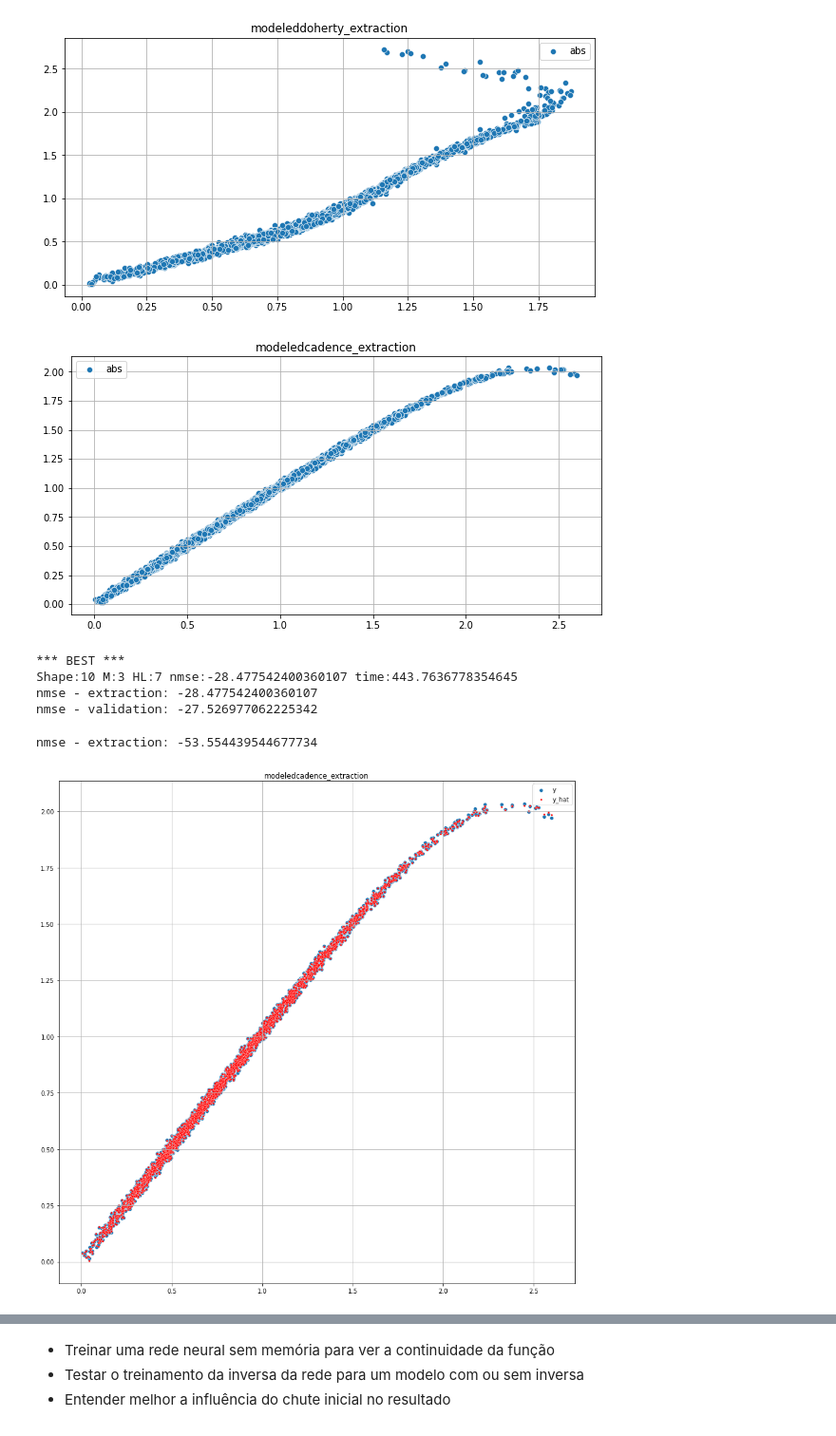
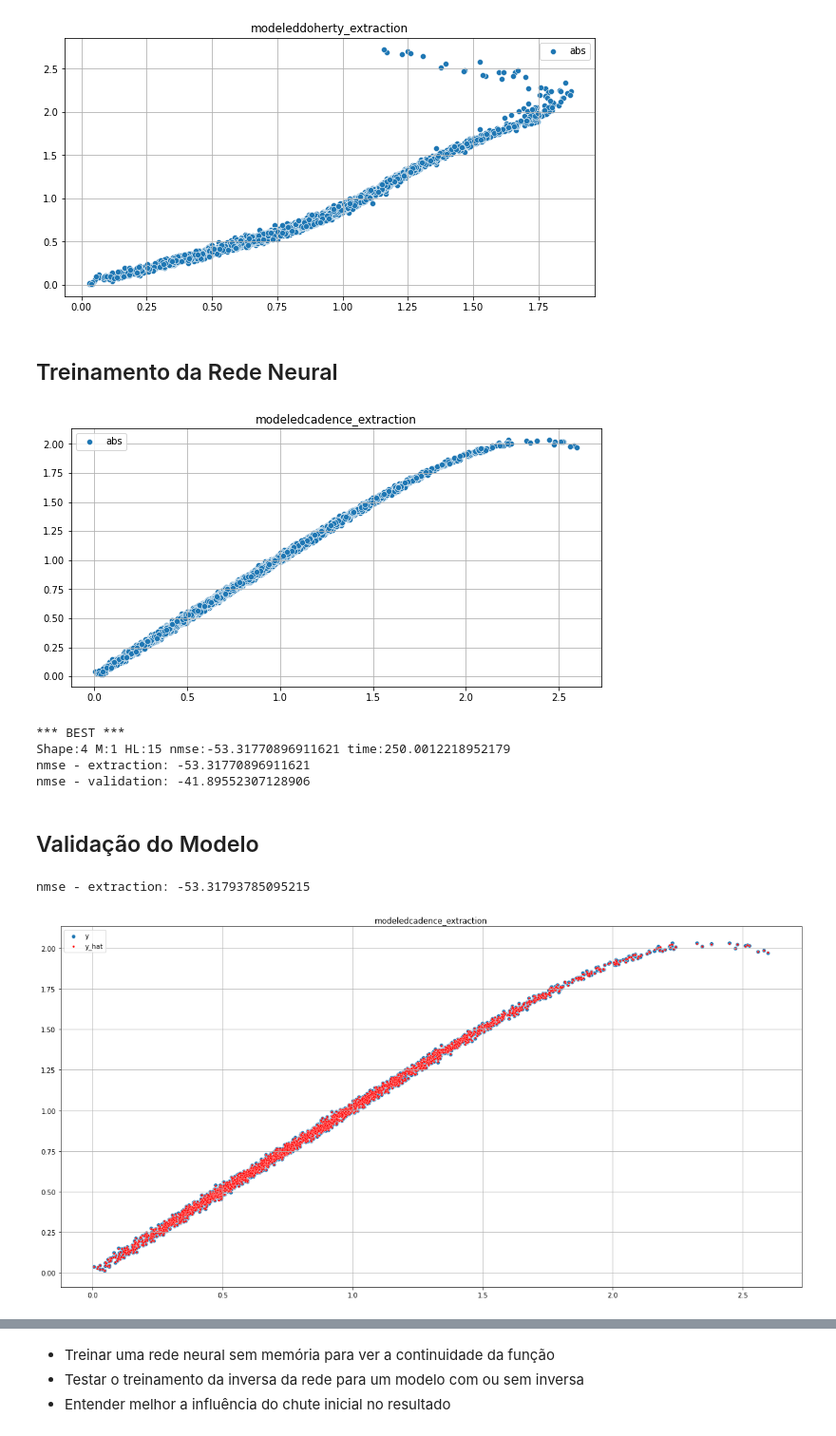
Before and after one commit to CaioMizerkowski/TCC, a Jupyter notebook: nb/parteB.ipynb, the cells around one changed output, grey strips where cells are left out. Shown: that part at 95% size. Saved outputs shown, nothing was run; the diff lists cells and outputs as text; code cells hidden in the pictures.

```diff
--- a/nb/parteB.ipynb
+++ b/nb/parteB.ipynb
@@ -85,7 +92,7 @@ def gen_model(M, HL, name, activation='tanh'):
 # %%
 def compile_model(model):
     model.compile(
-        optimizer=tf.keras.optimizers.SGD(learning_rate=0.001),
+        optimizer=tf.keras.optimizers.SGD(learning_rate=0.1),
         loss=lm.MeanSquaredError(),
         metrics=['accuracy','mse'])
 # %%
@@ -113,7 +110,7 @@ def find_best_M_HL(x, y, M_min=0, M_max=10, HL_min=1, HL_max=10):
         start = time()
         a,dc,ds = prep_data(x, M)
         inputs = np.concatenate([a,dc,ds], axis=1)
-        s_real, s_imag = gerar_s(y,x,M)
+        s_real, s_imag = gerar_s(y[M+1:], x[M+1:], M)
 
         model_real = gen_model(M, HL, 'parte_real')
         model_imag = gen_model(M, HL, 'parte_imag')
@@ -191,6 +190,8 @@ for p in Path().glob('../data/*_extraction.csv'):
 [figure]
 [figure]
 [figure]
+# %% [markdown]
+## Treinamento da Rede Neural
 # %%
 p = Path('../data/modeledcadence_extraction.csv')
 data = load_csv2numpy(p)
@@ -210,7 +211,7 @@ plt.title(p.stem)
 plt.show()
 plt.close()
 
-model, M, y_hat, nmse, his = find_best_M_HL(x, y, M_min=3, M_max=3, HL_min=7, HL_max=7)
+model, M, y_hat, nmse, his = find_best_M_HL(x, y, M_min=1, M_max=1, HL_min=15, HL_max=15)
 print(f'nmse - extraction: {nmse}')
 
 pv = p.parent/p.parts[-1].replace('extraction', 'validation')
@@ -229,6 +230,6 @@ print(f'nmse - validation: {nmse}')
 # %% [output]
 [figure]
 *** BEST ***
-Shape:10 M:3 HL:7 nmse:-28.477542400360107 time:443.7636778354645
-nmse - extraction: -28.477542400360107
-nmse - validation: -27.526977062225342
+Shape:4 M:1 HL:15 nmse:-53.31770896911621 time:250.0012218952179
+nmse - extraction: -53.31770896911621
+nmse - validation: -41.89552307128906
@@ -235,28 +239,30 @@ nmse - validation: -27.526977062225342
 # %%
-model[0].load_weights('./models/modeledcadence_extraction_weights_real');
-model[1].load_weights('./models/modeledcadence_extraction_weights_imag');
+model[0].load_weights('./weights/modeledcadence_extraction_real2');
+model[1].load_weights('./weights/modeledcadence_extraction_imag2');
+# %% [markdown]
+## Validação do Modelo
 # %%
 p = Path('../data/modeledcadence_extraction.csv')
 data = load_csv2numpy(p)
-M = 3
+M = 1
 x = data[:, 0] + 1j*data[:, 1]
 x = normalize_data(x)
 x_abs = np.abs(x)
 
 y = data[:, 2] + 1j*data[:, 3]
 y = normalize_data(y)
 y_abs = np.abs(y)
 
 nmse, y_hat = validation(model, x, y, M)
 print(f'nmse - extraction: {nmse}')
 
-plt.figure(figsize=(15,15))
+plt.figure(figsize=(20,10))
 sns.scatterplot(x=x_abs, y=y_abs, label='y')
 sns.scatterplot(x=x_abs[M+1:], y=np.abs(y_hat), label='y_hat', s=10, color='red')
 plt.grid()
 plt.title(p.stem)
 plt.show()
 plt.close()
 # %% [output]
-nmse - extraction: -53.554439544677734
+nmse - extraction: -53.31793785095215
-[figure, old version]
+[figure, new version]
```
Also changed, not shown: parts of 31 cells of this notebook, 6 other files.
